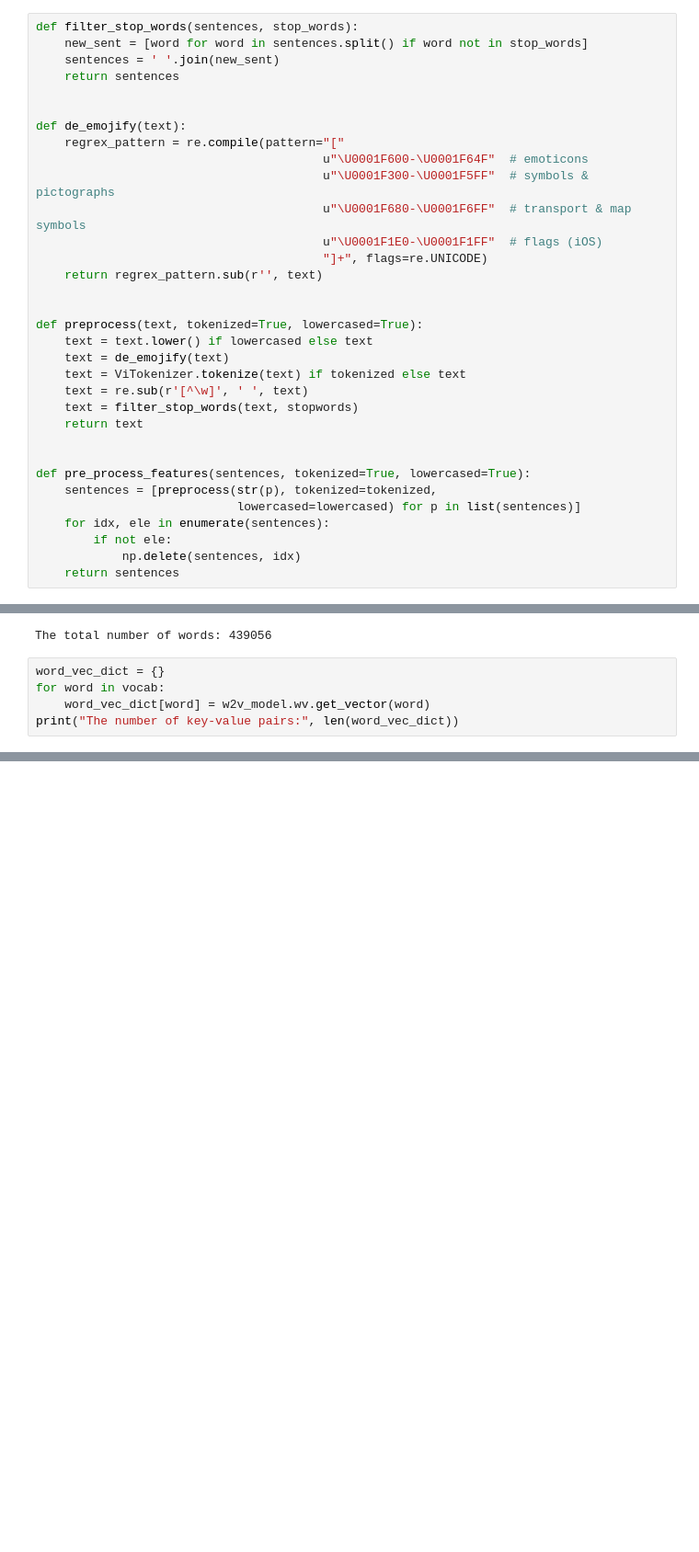
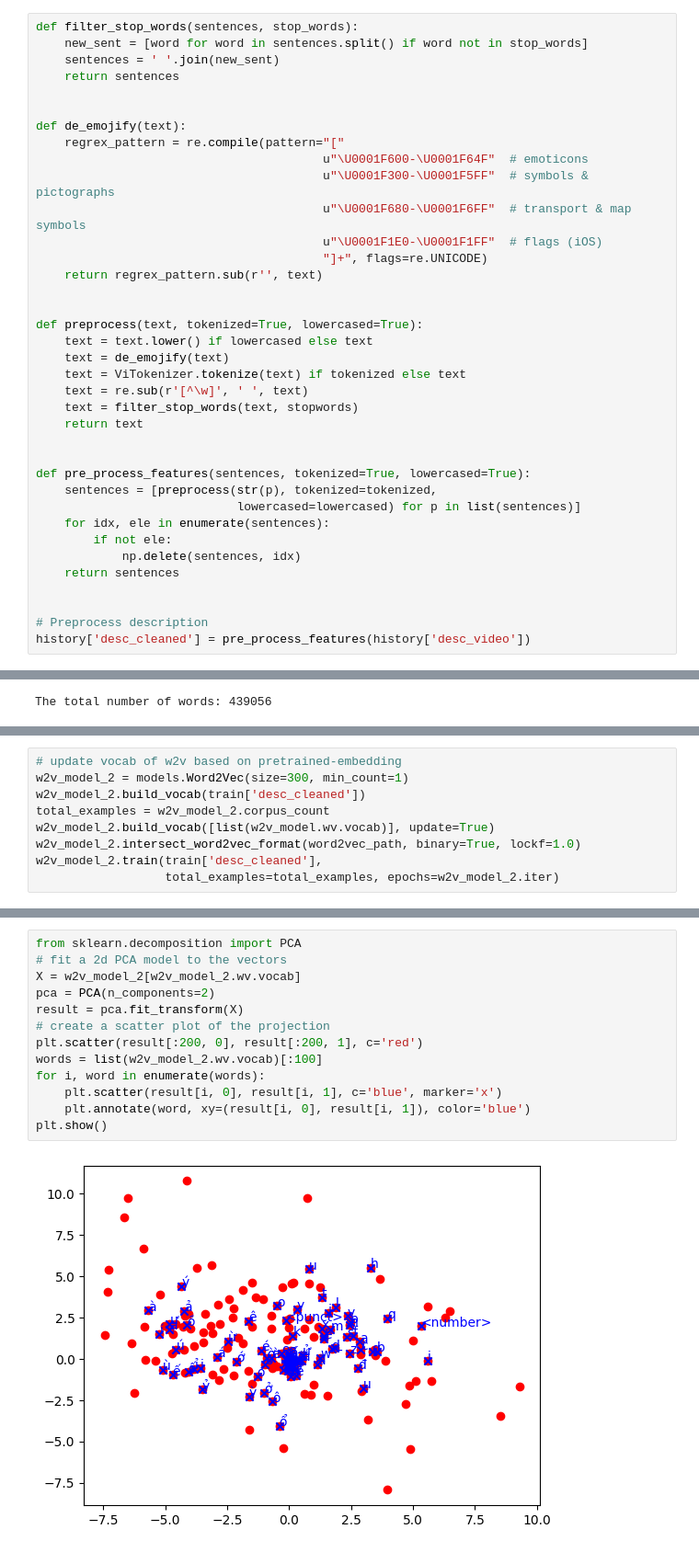
Before and after one commit to quangdaist/Short-Video-Recommendation, a Jupyter notebook: content-based.ipynb, the cells around one changed output, grey strips where cells are left out. Shown: that part at 92% size. Cells and saved outputs as stored; diff of their text form; blank space fills up the shorter version.

```diff
--- a/content-based.ipynb
+++ b/content-based.ipynb
@@ -96,3 +97,7 @@ def pre_process_features(sentences, tokenized=True, lowercased=True):
         if not ele:
             np.delete(sentences, idx)
     return sentences
+
+
+# Preprocess description
+history['desc_cleaned'] = pre_process_features(history['desc_video'])
@@ -156,8 +210,3 @@ vocab = w2v_model.wv.vocab
 print("The total number of words:", len(vocab))
 # %% [output]
 The total number of words: 439056
-# %%
-word_vec_dict = {}
-for word in vocab:
-    word_vec_dict[word] = w2v_model.wv.get_vector(word)
-print("The number of key-value pairs:", len(word_vec_dict))
@@ -167,0 +213,9 @@ The number of key-value pairs: 439056
+# %%
+# update vocab of w2v based on pretrained-embedding
+w2v_model_2 = models.Word2Vec(size=300, min_count=1)
+w2v_model_2.build_vocab(train['desc_cleaned'])
+total_examples = w2v_model_2.corpus_count
+w2v_model_2.build_vocab([list(w2v_model.wv.vocab)], update=True)
+w2v_model_2.intersect_word2vec_format(word2vec_path, binary=True, lockf=1.0)
+w2v_model_2.train(train['desc_cleaned'],
+                  total_examples=total_examples, epochs=w2v_model_2.iter)
@@ -168,2 +224,17 @@ The number of key-value pairs: 439056
+# %%
+from sklearn.decomposition import PCA
+# fit a 2d PCA model to the vectors
+X = w2v_model_2[w2v_model_2.wv.vocab]
+pca = PCA(n_components=2)
+result = pca.fit_transform(X)
+# create a scatter plot of the projection
+plt.scatter(result[:200, 0], result[:200, 1], c='red')
+words = list(w2v_model_2.wv.vocab)[:100]
+for i, word in enumerate(words):
+    plt.scatter(result[i, 0], result[i, 1], c='blue', marker='x')
+    plt.annotate(word, xy=(result[i, 0], result[i, 1]), color='blue')
+plt.show()
+# %% [output]
+[figure, added]
 # %%
 max_length = 0
```
Also changed, not shown: parts of 38 cells of this notebook, 1 other file.
